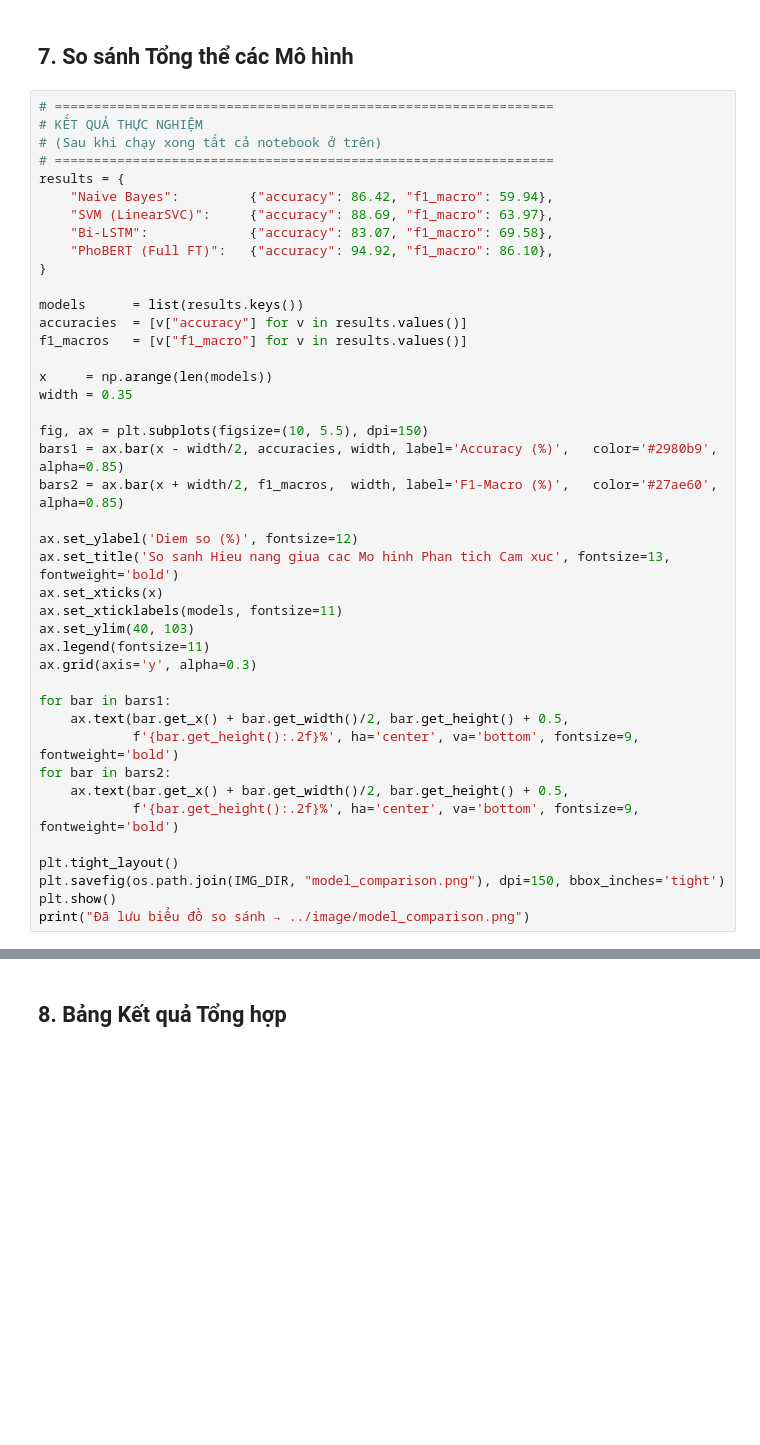
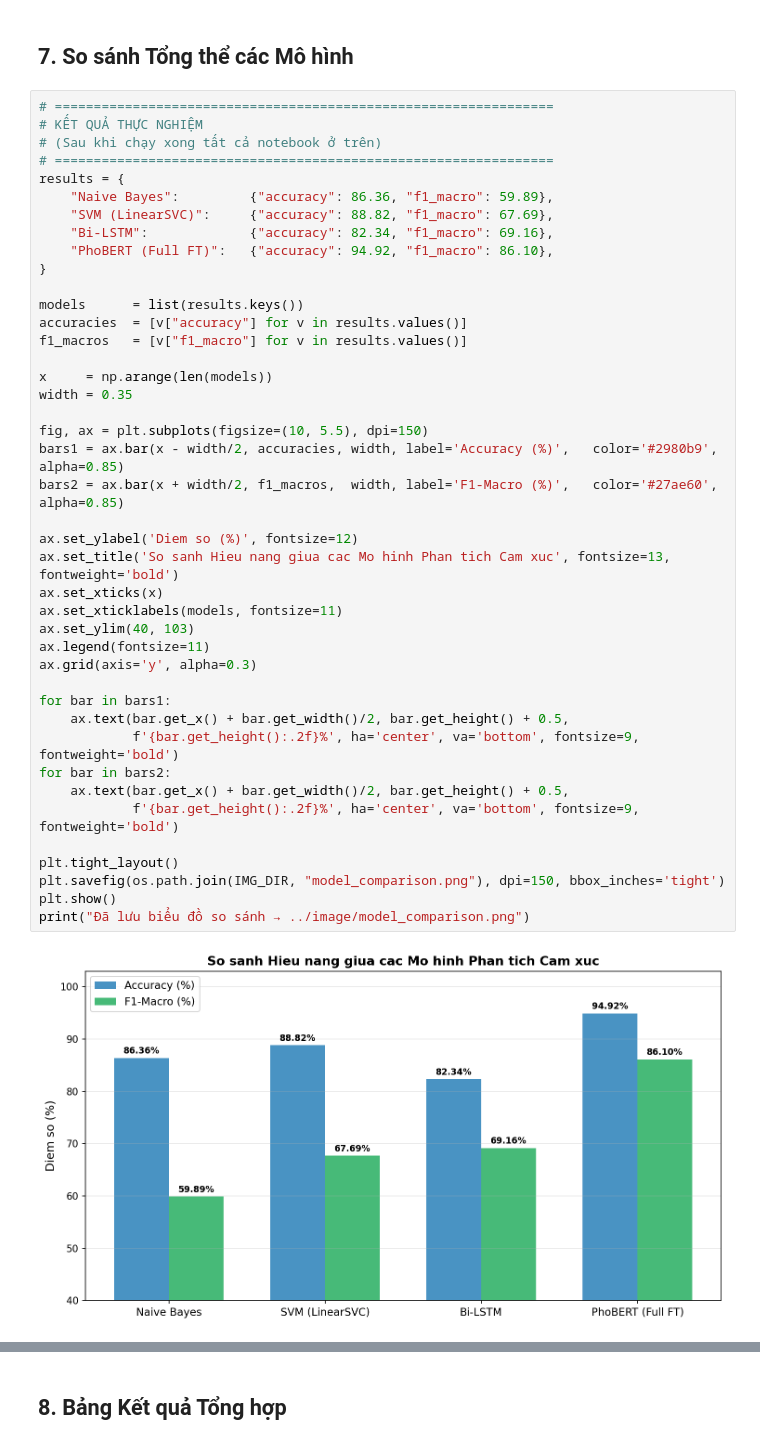
Before and after one commit to NguyenThiNgocMai22130161/TieuLuan_22130161_NguyenThiNgocMai, a Jupyter notebook: notebooks/03_PhoBERT_Colab.ipynb, the cells around one changed output, grey strips where cells are left out. Drawn from its saved outputs; the diff is of its cells as text; blank space fills up the shorter version.

```diff
--- a/notebooks/03_PhoBERT_Colab.ipynb
+++ b/notebooks/03_PhoBERT_Colab.ipynb
@@ -241,39 +321,41 @@ print(" Đã lưu → ../image/phobert_learning_curve.png")
 # (Sau khi chạy xong tất cả notebook ở trên)
 # ================================================================
 results = {
-    "Naive Bayes":         {"accuracy": 86.42, "f1_macro": 59.94},
-    "SVM (LinearSVC)":     {"accuracy": 88.69, "f1_macro": 63.97},
-    "Bi-LSTM":             {"accuracy": 83.07, "f1_macro": 69.58},
+    "Naive Bayes":         {"accuracy": 86.36, "f1_macro": 59.89},
+    "SVM (LinearSVC)":     {"accuracy": 88.82, "f1_macro": 67.69},
+    "Bi-LSTM":             {"accuracy": 82.34, "f1_macro": 69.16},
     "PhoBERT (Full FT)":   {"accuracy": 94.92, "f1_macro": 86.10},
 }
 
 models      = list(results.keys())
 accuracies  = [v["accuracy"] for v in results.values()]
 f1_macros   = [v["f1_macro"] for v in results.values()]
 
 x     = np.arange(len(models))
 width = 0.35
 
 fig, ax = plt.subplots(figsize=(10, 5.5), dpi=150)
 bars1 = ax.bar(x - width/2, accuracies, width, label='Accuracy (%)',   color='#2980b9', alpha=0.85)
 bars2 = ax.bar(x + width/2, f1_macros,  width, label='F1-Macro (%)',   color='#27ae60', alpha=0.85)
 
 ax.set_ylabel('Diem so (%)', fontsize=12)
 ax.set_title('So sanh Hieu nang giua cac Mo hinh Phan tich Cam xuc', fontsize=13, fontweight='bold')
 ax.set_xticks(x)
 ax.set_xticklabels(models, fontsize=11)
 ax.set_ylim(40, 103)
 ax.legend(fontsize=11)
 ax.grid(axis='y', alpha=0.3)
 
 for bar in bars1:
     ax.text(bar.get_x() + bar.get_width()/2, bar.get_height() + 0.5,
             f'{bar.get_height():.2f}%', ha='center', va='bottom', fontsize=9, fontweight='bold')
 for bar in bars2:
     ax.text(bar.get_x() + bar.get_width()/2, bar.get_height() + 0.5,
             f'{bar.get_height():.2f}%', ha='center', va='bottom', fontsize=9, fontweight='bold')
 
 plt.tight_layout()
 plt.savefig(os.path.join(IMG_DIR, "model_comparison.png"), dpi=150, bbox_inches='tight')
 plt.show()
 print("Đã lưu biểu đồ so sánh → ../image/model_comparison.png")
+# %% [output]
+[figure, added]
```
Also changed, not shown: parts of 10 cells of this notebook.
